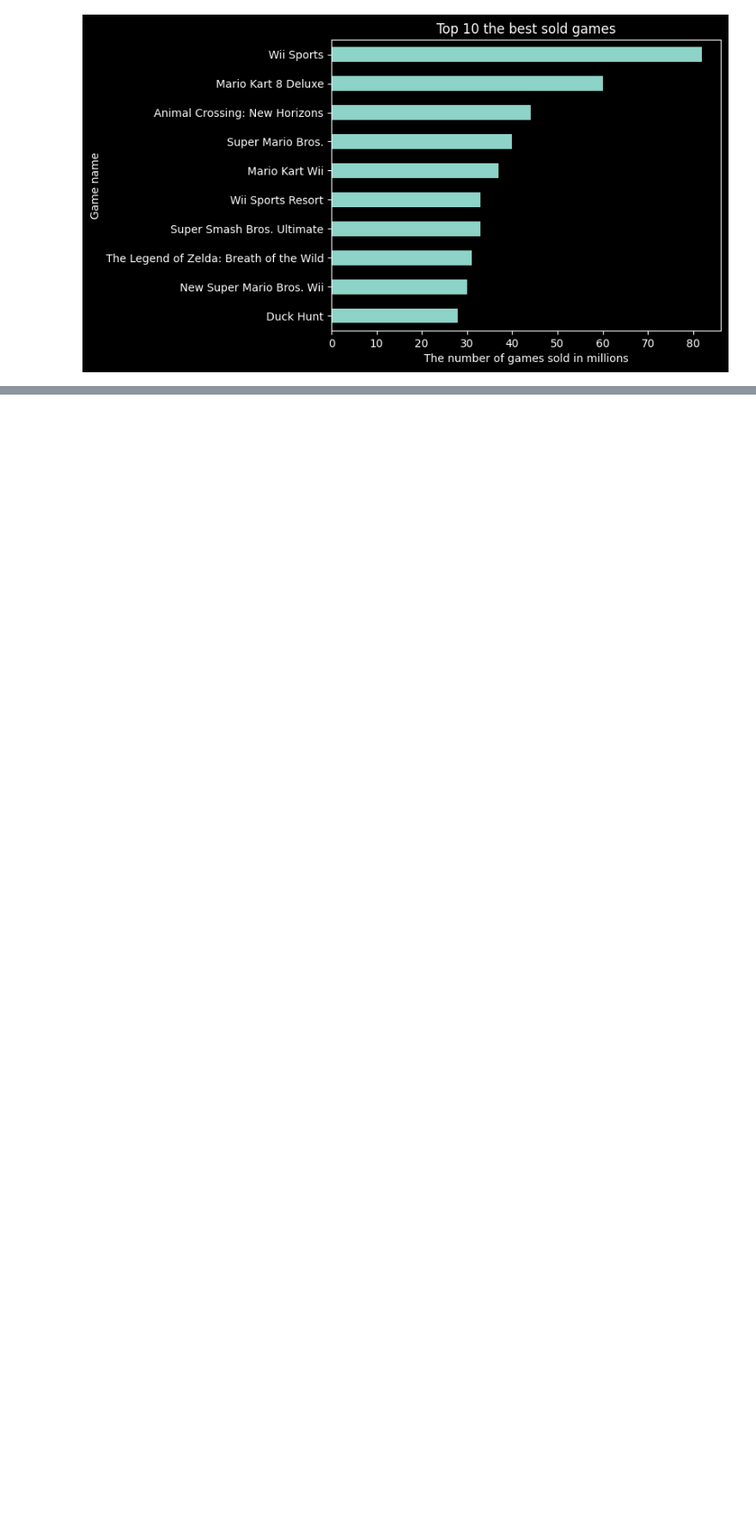
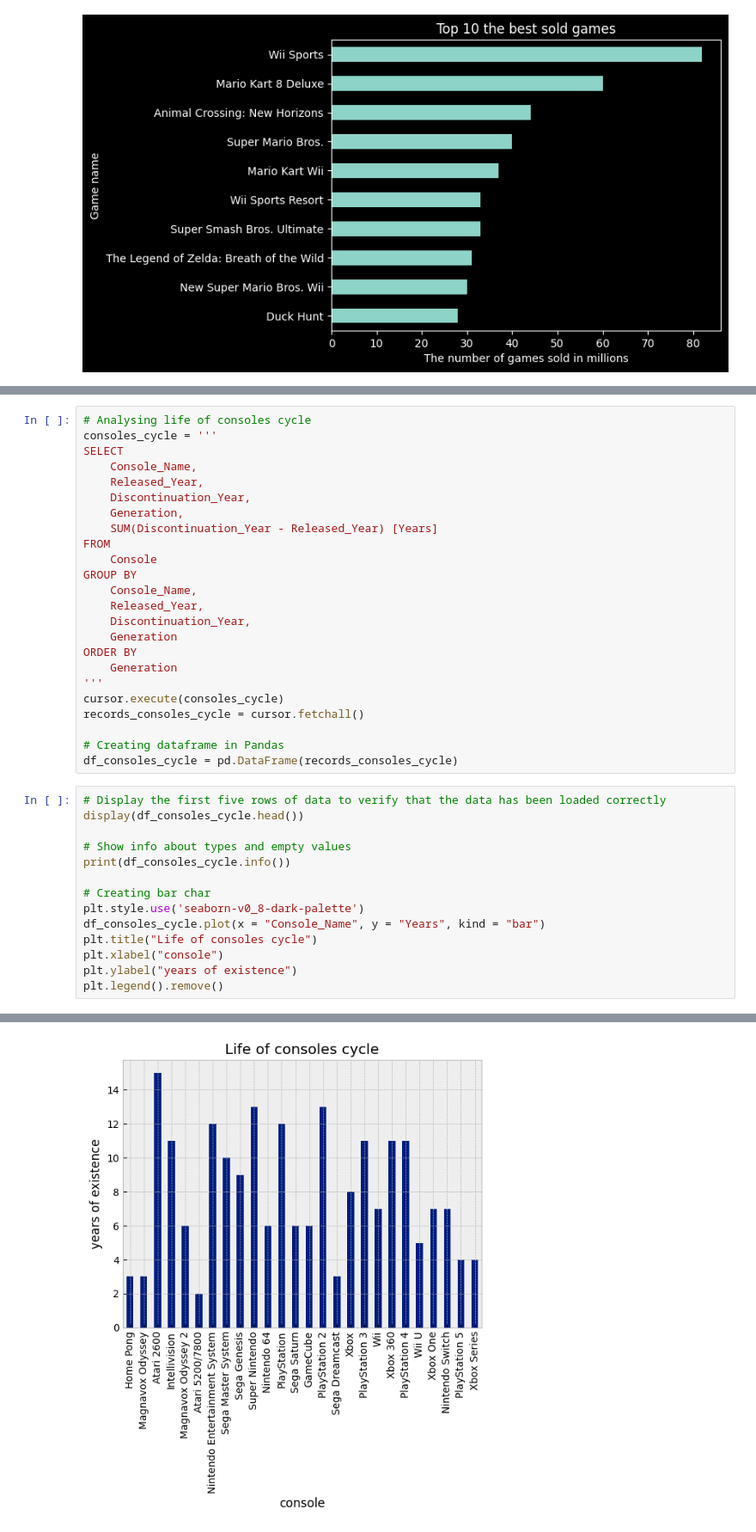
Before and after one commit to Gdyczko/Home_console_and_gaming_sales, a Jupyter notebook: Data_Visualisation.ipynb, the cells around one changed output, grey strips where cells are left out. Shown: that part at 86% size. Drawn from its saved outputs; the diff is of its cells as text; blank space fills up the shorter version.

```diff
--- a/Data_Visualisation.ipynb
+++ b/Data_Visualisation.ipynb
@@ -138,0 +143,39 @@ df_games_change.plot(x = "Release_Year", y = "Total_Units_Sold_in_mln", kind = '
+# %%
+# Analysing life of consoles cycle
+consoles_cycle = '''
+SELECT
+    Console_Name,
+    Released_Year,
+    Discontinuation_Year,
+    Generation,
+    SUM(Discontinuation_Year - Released_Year) [Years]
+FROM
+    Console
+GROUP BY
+    Console_Name,
+    Released_Year,
+    Discontinuation_Year,
+    Generation
+ORDER BY
+    Generation
+'''
+cursor.execute(consoles_cycle)
+records_consoles_cycle = cursor.fetchall()
+
+# Creating dataframe in Pandas
+df_consoles_cycle = pd.DataFrame(records_consoles_cycle)
+# %%
+# Display the first five rows of data to verify that the data has been loaded correctly
+display(df_consoles_cycle.head())
+
+# Show info about types and empty values
+print(df_consoles_cycle.info())
+
+# Creating bar char
+plt.style.use('seaborn-v0_8-dark-palette')
+df_consoles_cycle.plot(x = "Console_Name", y = "Years", kind = "bar")
+plt.title("Life of consoles cycle")
+plt.xlabel("console")
+plt.ylabel("years of existence")
+plt.legend().remove()
+# %% [output]
@@ -138,0 +201 @@ df_games_change.plot(x = "Release_Year", y = "Total_Units_Sold_in_mln", kind = '
+[figure, added]
```
Also changed, not shown: parts of 3 cells of this notebook, 3 other files.
